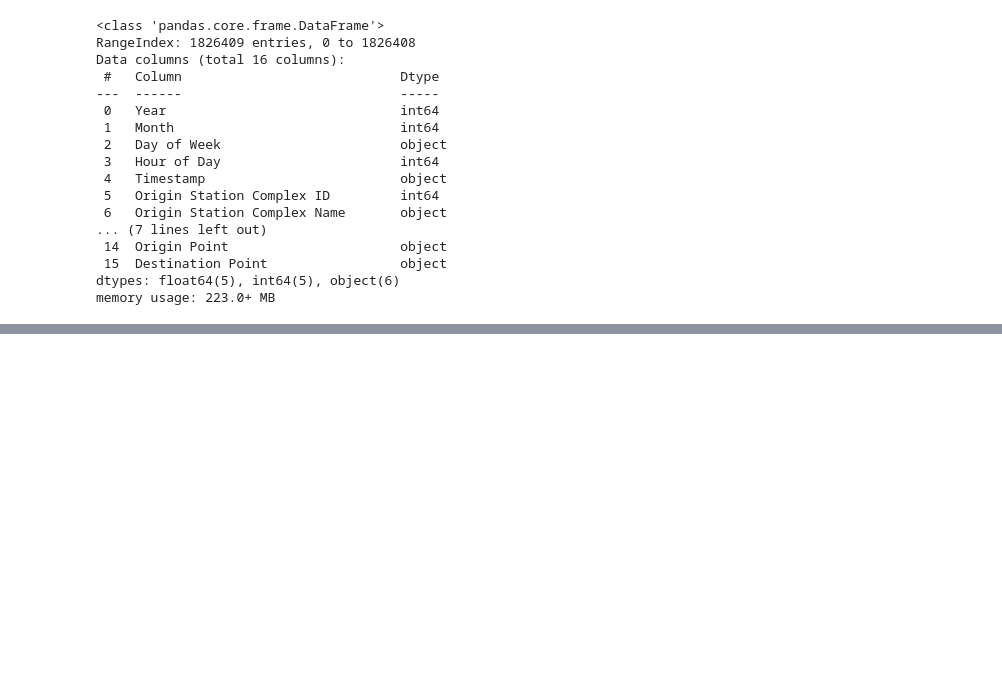
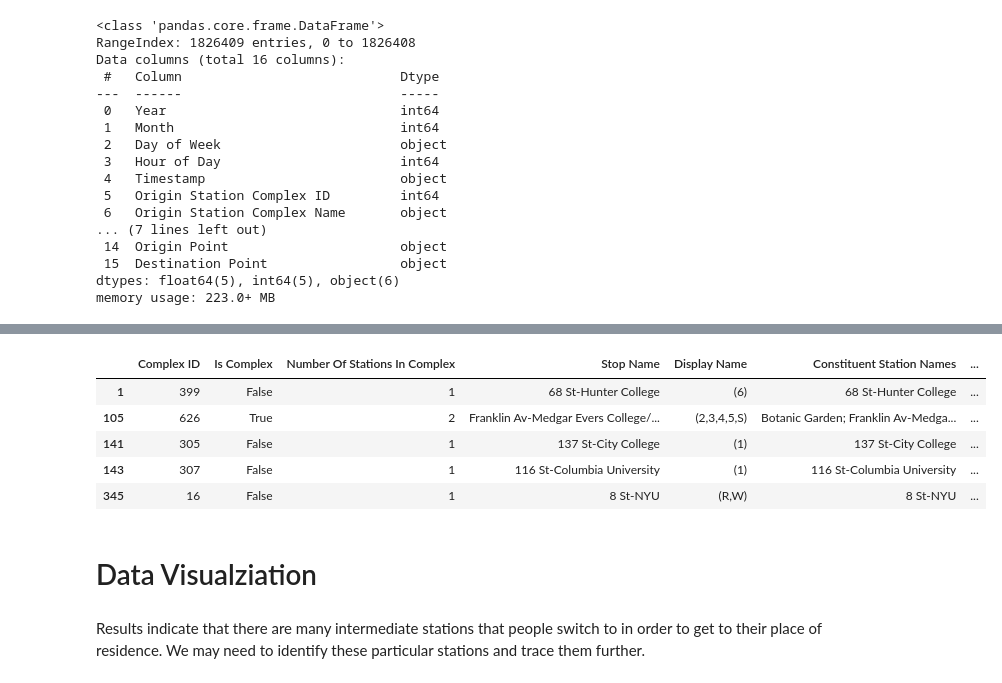
Before and after one commit to ericguan04/train_data, a Jupyter notebook: origin_data_sample_1.ipynb, the cells around one changed output, grey strips where cells are left out. Saved outputs shown, nothing was run; the diff lists cells and outputs as text; code cells hidden in the pictures; blank space fills up the shorter version.

```diff
--- a/origin_data_sample_1.ipynb
+++ b/origin_data_sample_1.ipynb
@@ -45,0 +61,23 @@ df.describe()
+# %%
+station_df = pd.read_csv("MTA_Subway_Stations_and_Complexes_20250225.csv")
+# %%
+# Helper function to filter MTA stations by ID
+def filter_stations_by_id(station_df, station_ids):
+    return station_df[station_df["Complex ID"].isin(station_ids)]
+
+# Hunter, Medgar Evers, City College
+# NYU, Columbia
+stations_of_interest = [399, 626, 305, 16, 307]
+filtered_stations_df = filter_stations_by_id(station_df, stations_of_interest)
+filtered_stations_df
+# %% [output]
+|  | Complex ID | Is Complex | Number Of Stations In Complex | Stop Name | Display Name | Constituent Station Names | ... |
+| 1 | 399 | False | 1 | 68 St-Hunter College | (6) | 68 St-Hunter College | ... |
+| 105 | 626 | True | 2 | Franklin Av-Medgar Evers College/... | (2,3,4,5,S) | Botanic Garden; Franklin Av-Medga... | ... |
+| 141 | 305 | False | 1 | 137 St-City College | (1) | 137 St-City College | ... |
+| 143 | 307 | False | 1 | 116 St-Columbia University | (1) | 116 St-Columbia University | ... |
+| 345 | 16 | False | 1 | 8 St-NYU | (R,W) | 8 St-NYU | ... |
+# %% [markdown]
+# Data Visualziation
+# %% [markdown]
+Results indicate that there are many intermediate stations that people switch to in order to get to their place of residence. We may need to identify these particular stations and trace them further.
```
Also changed, not shown: parts of 11 cells of this notebook, 4 other files.
